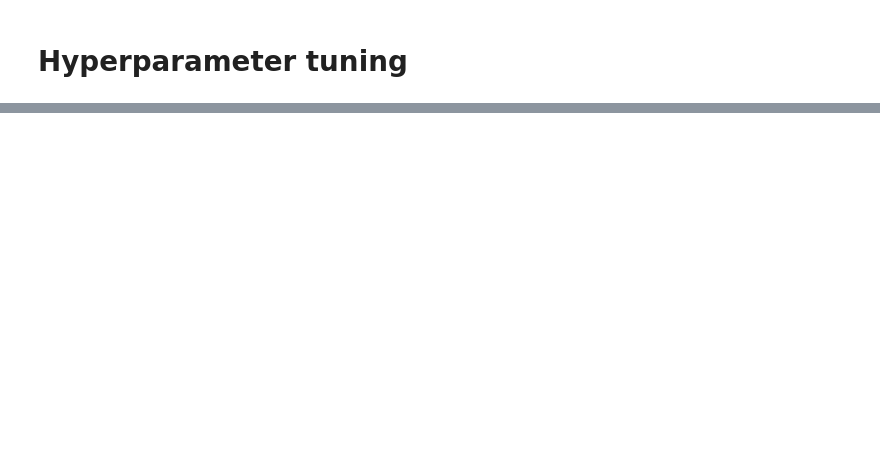
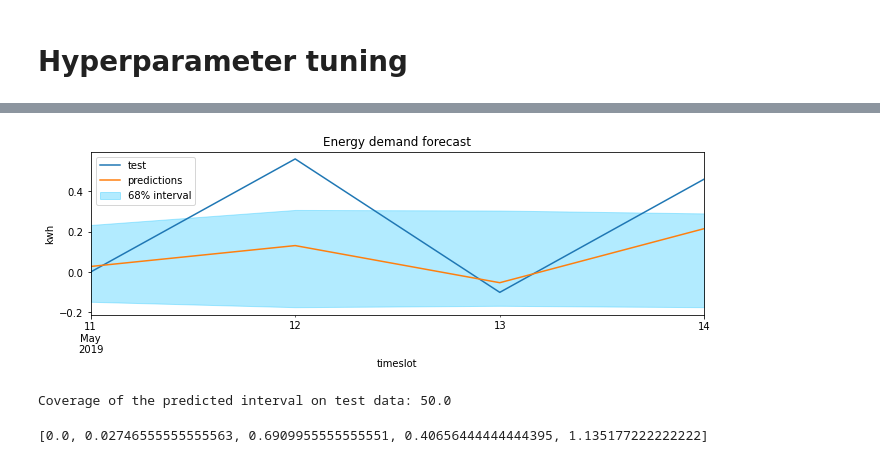
Before and after one commit to 4ug-aug/Otovo-OptimalControl, a Jupyter notebook: Random_Forest_Hyperparameter_Tuning.ipynb, the cells around one changed output, grey strips where cells are left out. Saved outputs shown, nothing was run; the diff lists cells and outputs as text; code cells hidden in the pictures; blank space fills up the shorter version.

Commit message:
Got some predictions

```diff
--- a/Random_Forest_Hyperparameter_Tuning.ipynb
+++ b/Random_Forest_Hyperparameter_Tuning.ipynb
@@ -283,0 +295,13 @@ KeyboardInterrupt:
+# %%
+metric, predictions = backtesting_forecaster(
+                            forecaster = forecaster,
+                            y          = train_series[-train_days-units_to_forecast:]['num_kwh_normalized'],
+                            initial_train_size = len(train),
+                            steps      = units_to_forecast,
+                            refit      = False,
+                            interval   = [32/2, 100-32/2],
+                            n_boot     = 3000,
+                            metric     = 'mean_squared_error',
+                            verbose    = True
+                        )
+predictions.head(4)
@@ -283,0 +324,30 @@ KeyboardInterrupt:
+# %%
+fig, ax=plt.subplots(figsize=(11, 3))
+test['num_kwh_normalized'].plot(ax=ax, label='test')
+predictions['pred'].plot(ax=ax, label='predictions')
+ax.fill_between(
+    predictions.index,
+    predictions['lower_bound'],
+    predictions['upper_bound'],
+    color = 'deepskyblue',
+    alpha = 0.3,
+    label = '68% interval'
+)
+#ax.yaxis.set_major_formatter(ticker.EngFormatter())
+ax.set_ylabel('kwh')
+ax.set_title('Energy demand forecast')
+ax.legend();
+# %% [output]
+[figure, added]
+# %%
+inside_interval = np.where(
+                     (train_series.loc[predictions.index, 'num_kwh_normalized'] >= predictions['lower_bound']) & \
+                     (train_series.loc[predictions.index, 'num_kwh_normalized'] <= predictions['upper_bound']),
+                     True,
+                     False
+                  )
+
+coverage = inside_interval.mean()
+print(f"Coverage of the predicted interval on test data: {100 * coverage}")
+# %% [output]
+Coverage of the predicted interval on test data: 50.0
@@ -283,0 +366,9 @@ KeyboardInterrupt:
+# %%
+truetrain = series[-train_days-units_to_forecast:-units_to_forecast]
+truetest = series[-units_to_forecast:]
+vals = series[-1-units_to_forecast:]['num_kwh_normalized']
+truepred = undiff(np.asarray(predictions['pred']), vals)
+truevals =
+print(truepred)
+# %% [output]
+[0.0, 0.02746555555555563, 0.6909955555555551, 0.40656444444444395, 1.135177222222222]
```
Also changed, not shown: parts of 10 cells of this notebook.
